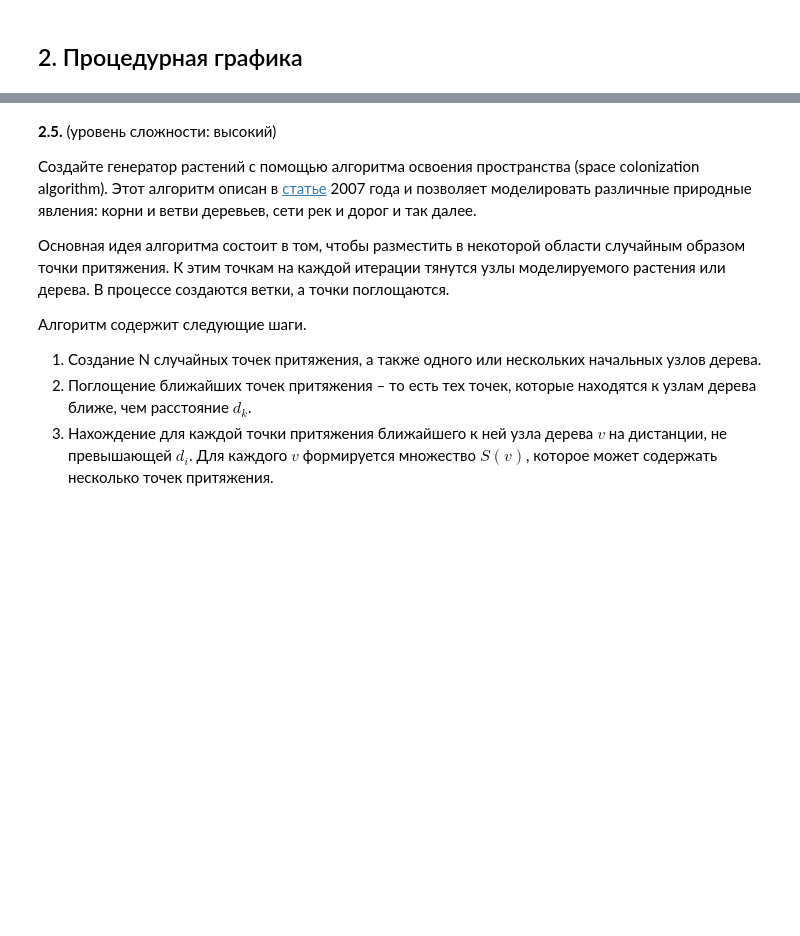
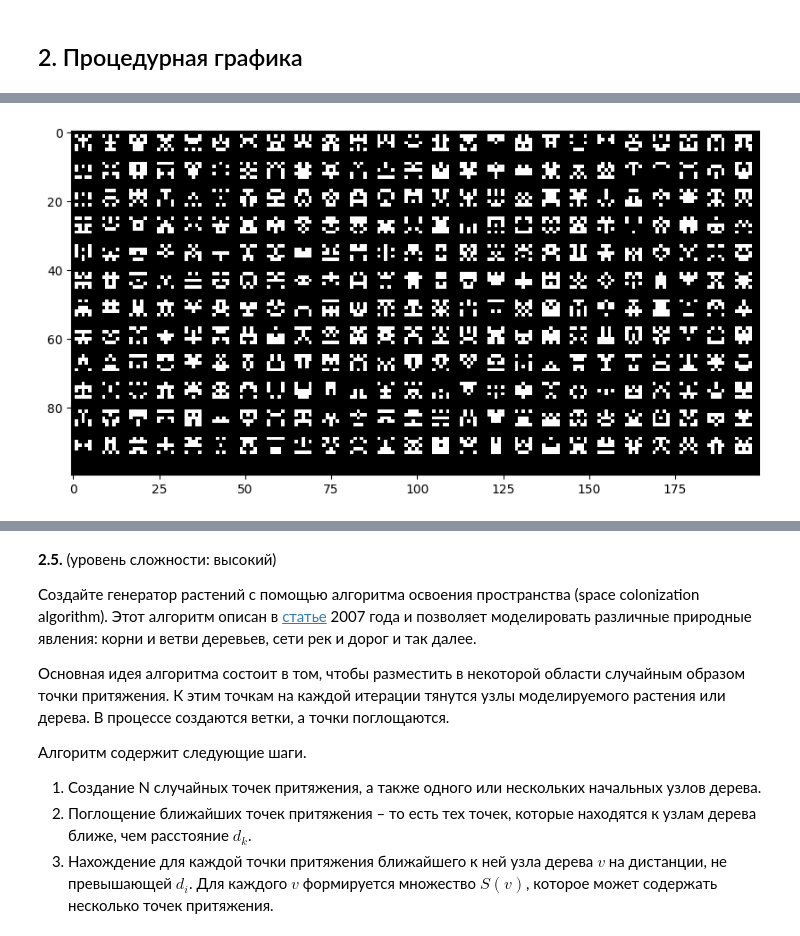
Before and after one commit to Trofimov44/MIREA_Semester4, a Jupyter notebook: Python/Practices/pract3/pract3.ipynb, the cells around one changed output, grey strips where cells are left out. Cells and saved outputs as stored; diff of their text form; code cells hidden in the pictures; blank space fills up the shorter version.

```diff
--- a/Python/Practices/pract3/pract3.ipynb
+++ b/Python/Practices/pract3/pract3.ipynb
@@ -56,6 +112,38 @@ GLOBAL_VAR = 42
 
 
 ![](data/sprite2.png)
+# %%
+import numpy as np
+import matplotlib.pyplot as plt
+from random import choice
+
+MAP_WIDTH = 200
+MAP_HEIGHT = 100
+SPRITE_SIZE = 5
+SPACING = 3
+
+def generate_sprite():
+    sprite = np.zeros((SPRITE_SIZE, SPRITE_SIZE), dtype=int)
+
+    for y in range(SPRITE_SIZE):
+        for x in range(3):
+            if choice([True, False]):
+                sprite[y, x] = 1
+                sprite[y, SPRITE_SIZE-1-x] = 1
+    return sprite
+
+sprite_map = np.ones((MAP_HEIGHT, MAP_WIDTH), dtype=int)
+
+for y in range(1, MAP_HEIGHT - SPRITE_SIZE, SPRITE_SIZE + SPACING):
+    for x in range(1, MAP_WIDTH - SPRITE_SIZE, SPRITE_SIZE + SPACING):
+        sprite = generate_sprite()
+        sprite_map[y:y+SPRITE_SIZE, x:x+SPRITE_SIZE] = sprite
+
+plt.figure(figsize=(10, 5))
+plt.imshow(sprite_map, cmap='binary')
+plt.show()
+# %% [output]
+[figure, added]
 # %% [markdown]
 **2.3.** (уровень сложности: высокий)
 
```
Also changed, not shown: parts of 43 cells of this notebook, 13 other files.
